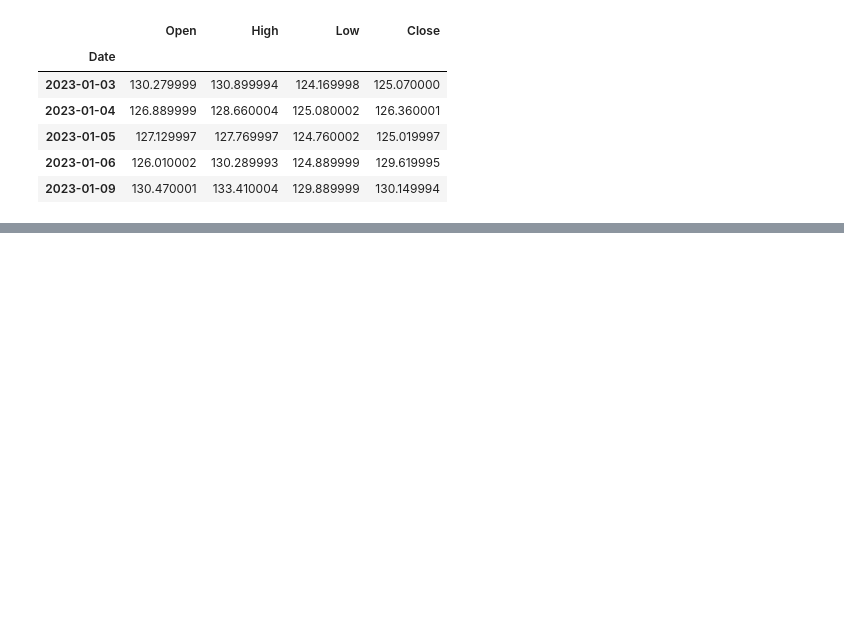
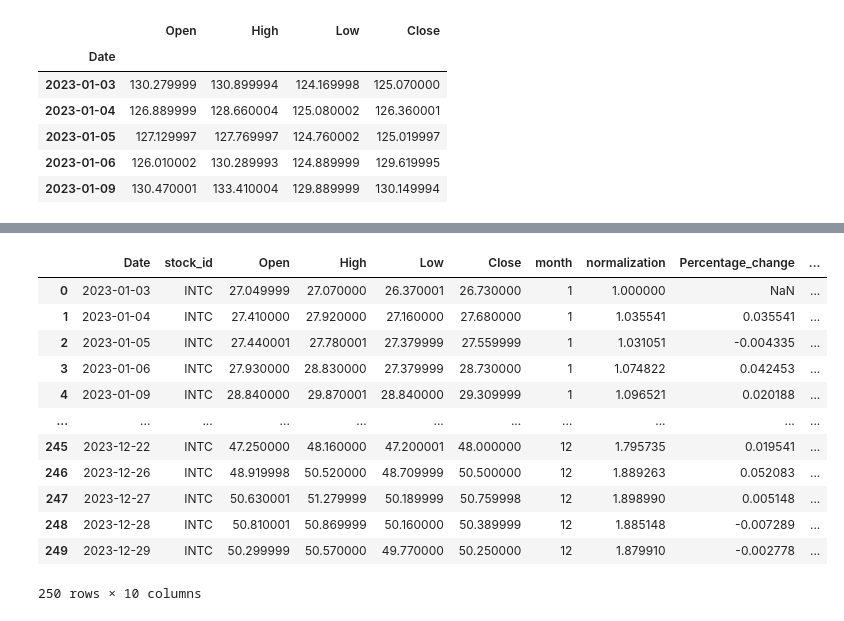
Before and after one commit to manalbayoumi/Project-3-data-engineering-Stock-Market, a Jupyter notebook: Part One_ETL.ipynb, the cells around one changed output, grey strips where cells are left out. Cells and saved outputs as stored; diff of their text form; code cells hidden in the pictures; blank space fills up the shorter version.

```diff
--- a/Part One_ETL.ipynb
+++ b/Part One_ETL.ipynb
@@ -125,0 +189,2 @@ data.get_data_yahoo("GOOGL",start="2023-08-01", end="2023-12-31")
+# %%
+Intel_df=stock_to_frame("INTC")
@@ -125,0 +198,16 @@ data.get_data_yahoo("GOOGL",start="2023-08-01", end="2023-12-31")
+# %%
+Intel_df[0]
+# %% [output]
+|  | Date | stock_id | Open | High | Low | Close | month | normalization | Percentage_change | ... |
+| 0 | 2023-01-03 | INTC | 27.049999 | 27.070000 | 26.370001 | 26.730000 | 1 | 1.000000 | NaN | ... |
+| 1 | 2023-01-04 | INTC | 27.410000 | 27.920000 | 27.160000 | 27.680000 | 1 | 1.035541 | 0.035541 | ... |
+| 2 | 2023-01-05 | INTC | 27.440001 | 27.780001 | 27.379999 | 27.559999 | 1 | 1.031051 | -0.004335 | ... |
+| 3 | 2023-01-06 | INTC | 27.930000 | 28.830000 | 27.379999 | 28.730000 | 1 | 1.074822 | 0.042453 | ... |
+| 4 | 2023-01-09 | INTC | 28.840000 | 29.870001 | 28.840000 | 29.309999 | 1 | 1.096521 | 0.020188 | ... |
+| ... | ... | ... | ... | ... | ... | ... | ... | ... | ... | ... |
+| 245 | 2023-12-22 | INTC | 47.250000 | 48.160000 | 47.200001 | 48.000000 | 12 | 1.795735 | 0.019541 | ... |
+| 246 | 2023-12-26 | INTC | 48.919998 | 50.520000 | 48.709999 | 50.500000 | 12 | 1.889263 | 0.052083 | ... |
+| 247 | 2023-12-27 | INTC | 50.630001 | 51.279999 | 50.189999 | 50.759998 | 12 | 1.898990 | 0.005148 | ... |
+| 248 | 2023-12-28 | INTC | 50.810001 | 50.869999 | 50.160000 | 50.389999 | 12 | 1.885148 | -0.007289 | ... |
+| 249 | 2023-12-29 | INTC | 50.299999 | 50.570000 | 49.770000 | 50.250000 | 12 | 1.879910 | -0.002778 | ... |
+250 rows × 10 columns
```
Also changed, not shown: parts of 16 cells of this notebook.
